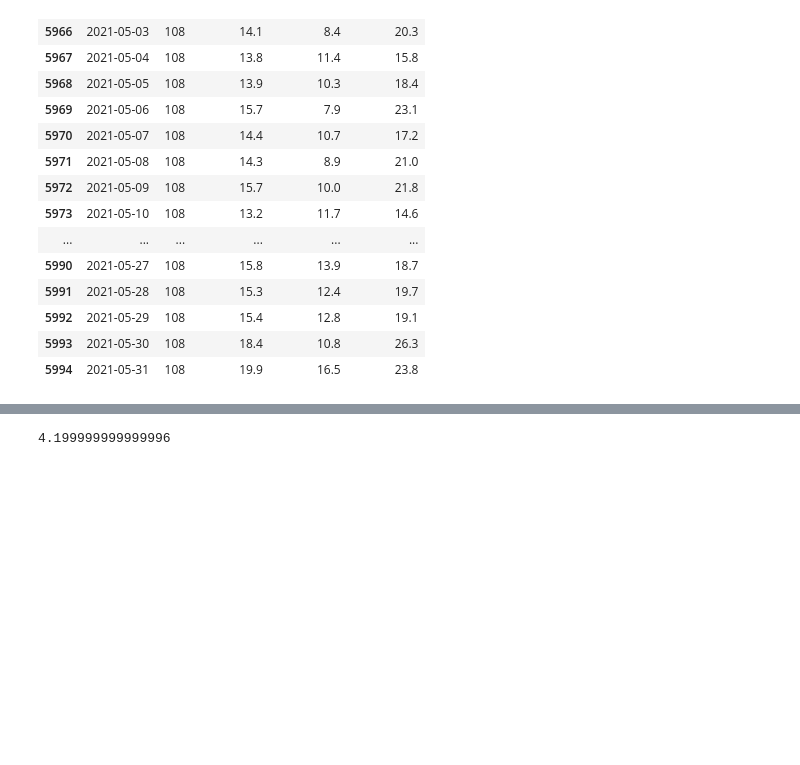
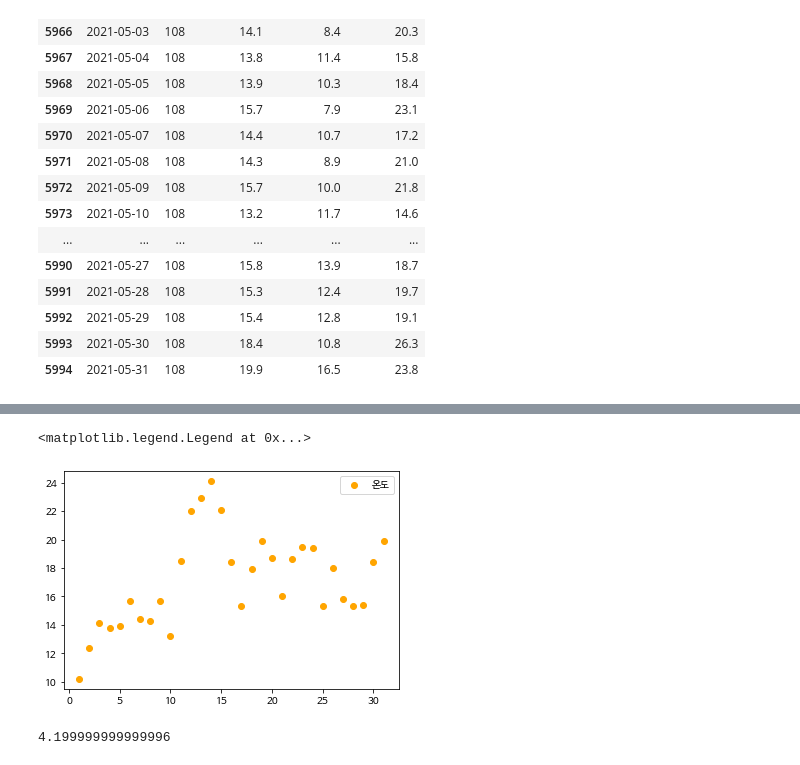
Before and after one commit to osh9149/2022_DataScience, a Jupyter notebook: p80~데이터흩어짐측정.ipynb, the cells around one changed output, grey strips where cells are left out. Saved outputs shown, nothing was run; the diff lists cells and outputs as text; code cells hidden in the pictures; blank space fills up the shorter version.

```diff
--- a/p80~데이터흩어짐측정.ipynb
+++ b/p80~데이터흩어짐측정.ipynb
@@ -77,3 +98,10 @@ print(max(df1['평균기온(℃)'])-min(df1['평균기온(℃)']))
+# %%
+plt.rc('font', family='NanumBarunGothic')
+plt.scatter(range(1,32), df1['평균기온(℃)'],color='orange',label='온도')
+plt.legend()
+# %% [output]
+<matplotlib.legend.Legend at 0x...>
+[figure, added]
 # %%
 print(df1['평균기온(℃)'].quantile(0.75)-df1['평균기온(℃)'].quantile(0.25))
 # %% [output]
```
Also changed, not shown: parts of 4 cells of this notebook.
